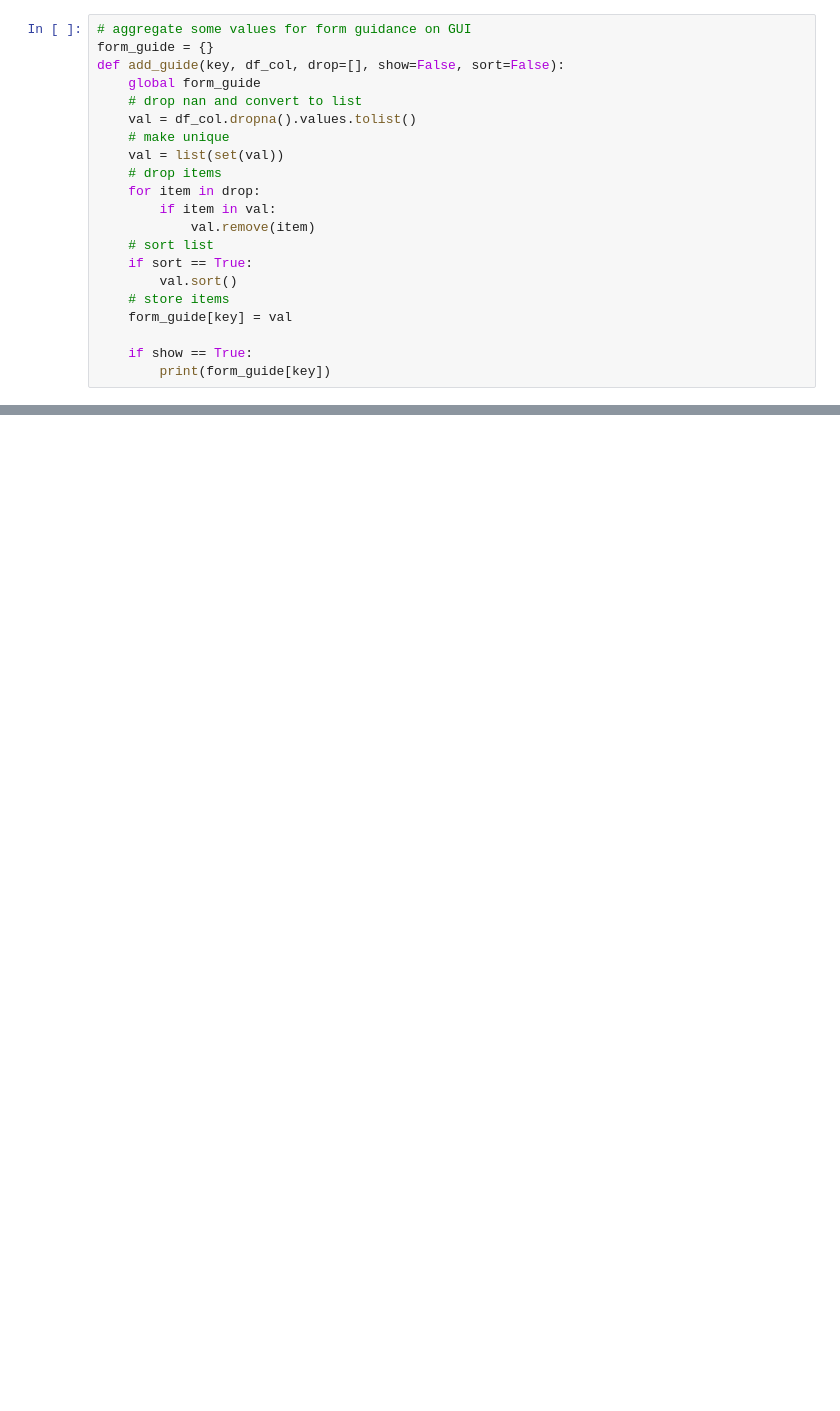
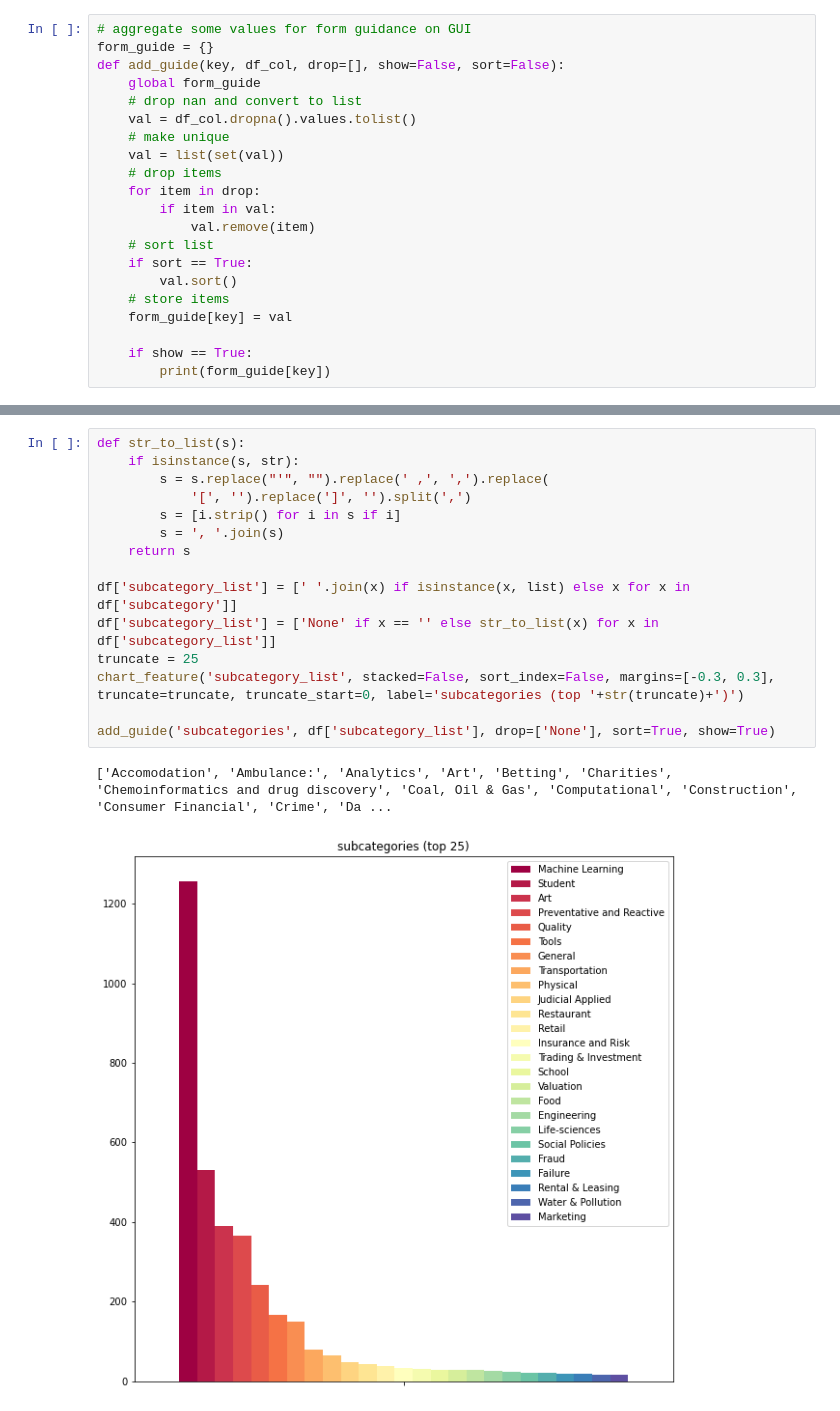
Before and after one commit to pepe-io/usecase2mlalg, a Jupyter notebook: scripts/91_visualize_collected_data.ipynb, the cells around one changed output, grey strips where cells are left out. Cells and saved outputs as stored; diff of their text form; blank space fills up the shorter version.

```diff
--- a/scripts/91_visualize_collected_data.ipynb
+++ b/scripts/91_visualize_collected_data.ipynb
@@ -427,0 +218,18 @@ chart_feature('runtime_cat_round', stacked=False, sort_index=True, truncate=60,
+# %%
+def str_to_list(s):
+    if isinstance(s, str):
+        s = s.replace("'", "").replace(' ,', ',').replace(
+            '[', '').replace(']', '').split(',')
+        s = [i.strip() for i in s if i]
+        s = ', '.join(s)
+    return s
+
+df['subcategory_list'] = [' '.join(x) if isinstance(x, list) else x for x in df['subcategory']]
+df['subcategory_list'] = ['None' if x == '' else str_to_list(x) for x in df['subcategory_list']]
+truncate = 25
+chart_feature('subcategory_list', stacked=False, sort_index=False, margins=[-0.3, 0.3], truncate=truncate, truncate_start=0, label='subcategories (top '+str(truncate)+')')
+
+add_guide('subcategories', df['subcategory_list'], drop=['None'], sort=True, show=True)
+# %% [output]
+['Accomodation', 'Ambulance:', 'Analytics', 'Art', 'Betting', 'Charities', 'Chemoinformatics and drug discovery', 'Coal, Oil & Gas', 'Computational', 'Construction', 'Consumer Financial', 'Crime', 'Da ...
+[figure, added]
```
Also changed, not shown: parts of 60 cells of this notebook, 10 other files.
